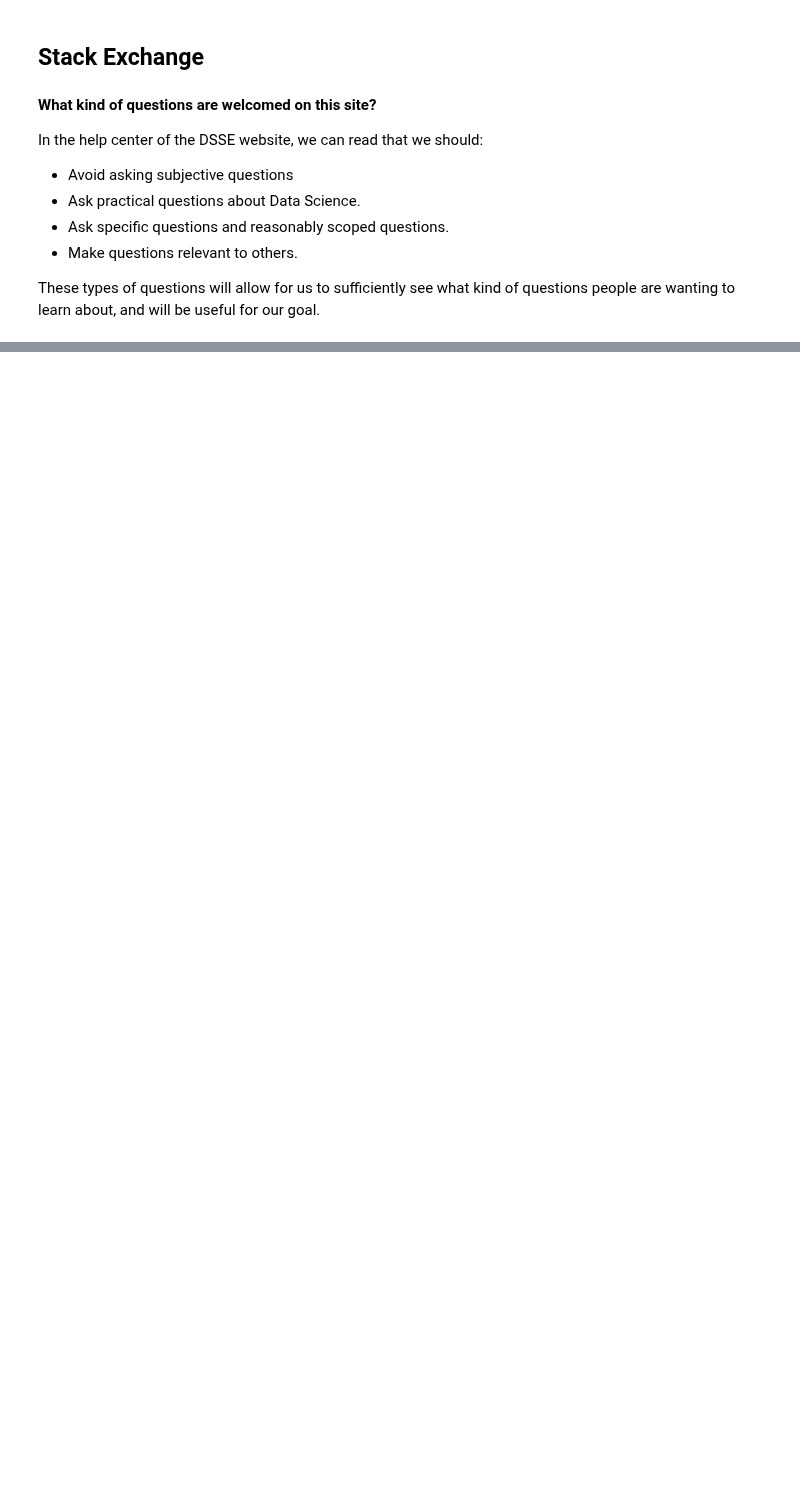
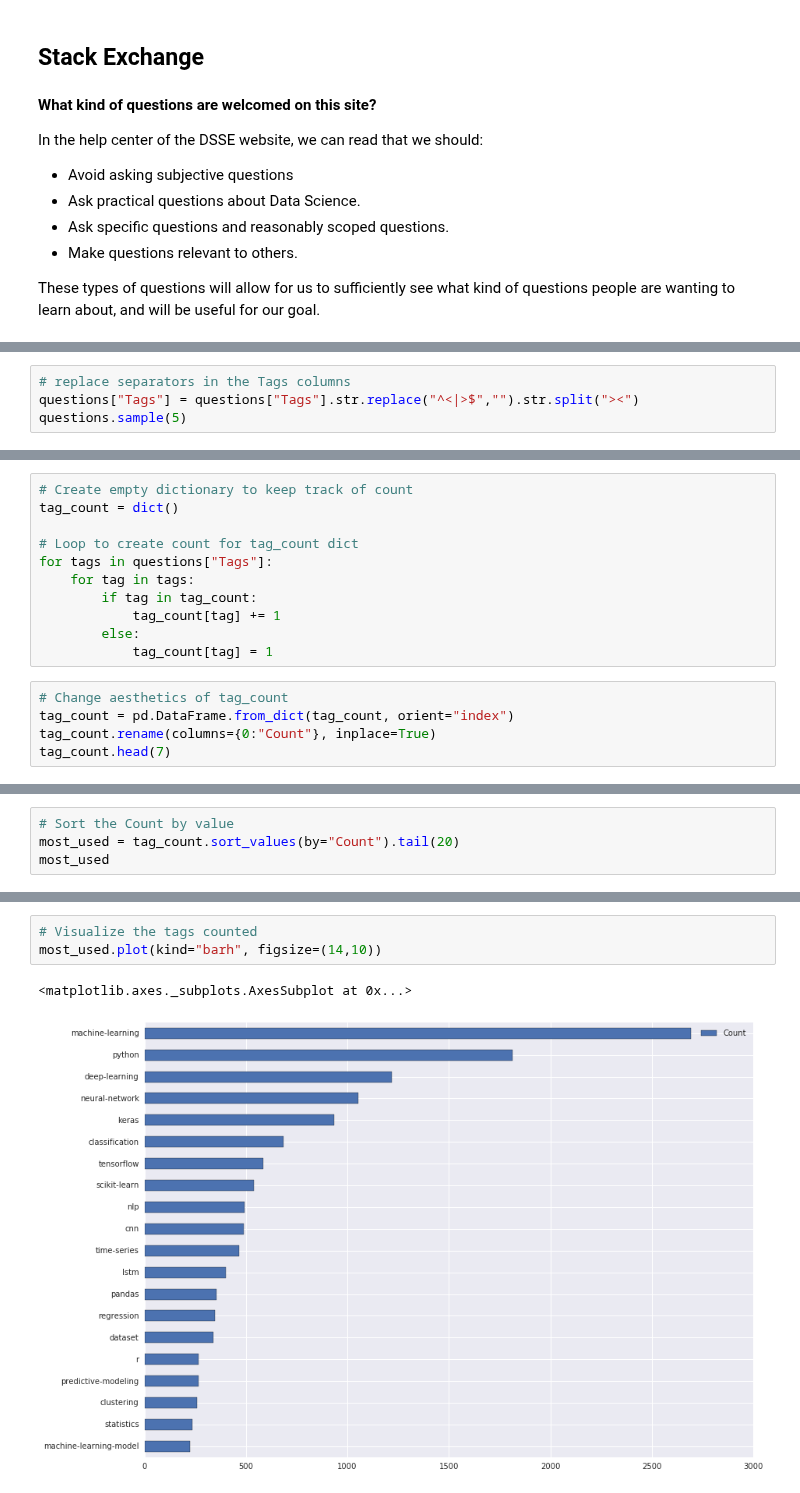
Before and after one commit to ryang-14/Guided-Projects, a Jupyter notebook: Guided Project- Popular Data Science Questions.ipynb, the cells around one changed output, grey strips where cells are left out. Drawn from its saved outputs; the diff is of its cells as text; blank space fills up the shorter version.

```diff
--- a/Guided Project- Popular Data Science Questions.ipynb
+++ b/Guided Project- Popular Data Science Questions.ipynb
@@ -31,0 +171,4 @@ __ What information is available in each post?__
+# %%
+# replace separators in the Tags columns
+questions["Tags"] = questions["Tags"].str.replace("^<|>$","").str.split("><")
+questions.sample(5)
@@ -31,0 +186,16 @@ __ What information is available in each post?__
+# %%
+# Create empty dictionary to keep track of count
+tag_count = dict()
+
+# Loop to create count for tag_count dict
+for tags in questions["Tags"]:
+    for tag in tags:
+        if tag in tag_count:
+            tag_count[tag] += 1
+        else:
+            tag_count[tag] = 1
+# %%
+# Change aesthetics of tag_count
+tag_count = pd.DataFrame.from_dict(tag_count, orient="index")
+tag_count.rename(columns={0:"Count"}, inplace=True)
+tag_count.head(7)
@@ -31,0 +211,4 @@ __ What information is available in each post?__
+# %%
+# Sort the Count by value
+most_used = tag_count.sort_values(by="Count").tail(20)
+most_used
@@ -31,0 +233,6 @@ __ What information is available in each post?__
+# %%
+# Visualize the tags counted
+most_used.plot(kind="barh", figsize=(14,10))
+# %% [output]
+<matplotlib.axes._subplots.AxesSubplot at 0x...>
+[figure, added]
```
Also changed, not shown: parts of 56 cells of this notebook.
